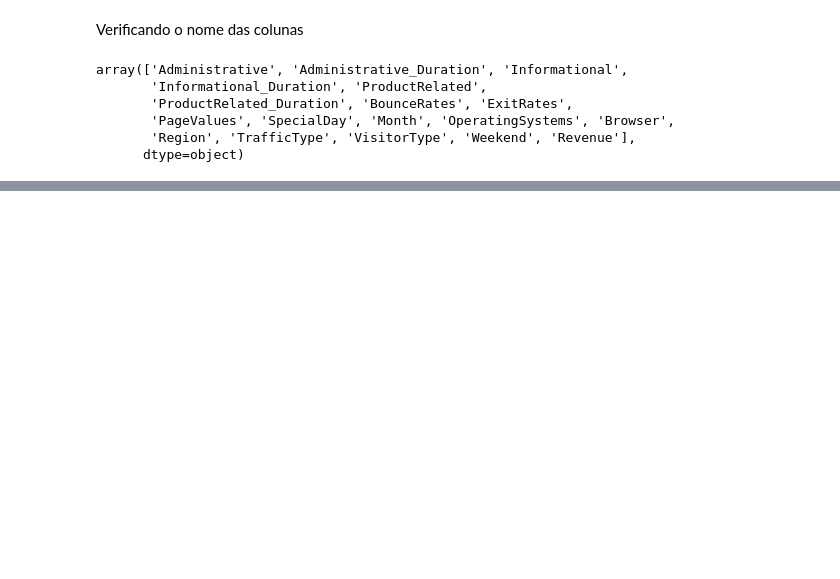
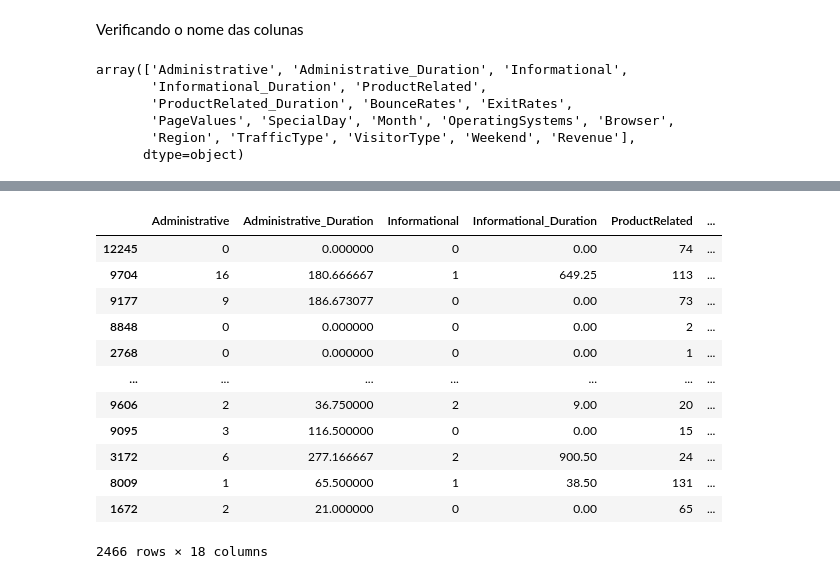
Before and after one commit to marcosjmiranda/machinelearning, a Jupyter notebook: Projeto_Ciencia_de_Dados_Compras_Online.ipynb, the cells around one changed output, grey strips where cells are left out. Cells and saved outputs as stored; diff of their text form; code cells hidden in the pictures; blank space fills up the shorter version.

```diff
--- a/Projeto_Ciencia_de_Dados_Compras_Online.ipynb
+++ b/Projeto_Ciencia_de_Dados_Compras_Online.ipynb
@@ -46,0 +117,16 @@ array(['Administrative', 'Administrative_Duration', 'Informational',
+# %%
+test
+# %% [output]
+|  | Administrative | Administrative_Duration | Informational | Informational_Duration | ProductRelated | ... |
+| 12245 | 0 | 0.000000 | 0 | 0.00 | 74 | ... |
+| 9704 | 16 | 180.666667 | 1 | 649.25 | 113 | ... |
+| 9177 | 9 | 186.673077 | 0 | 0.00 | 73 | ... |
+| 8848 | 0 | 0.000000 | 0 | 0.00 | 2 | ... |
+| 2768 | 0 | 0.000000 | 0 | 0.00 | 1 | ... |
+| ... | ... | ... | ... | ... | ... | ... |
+| 9606 | 2 | 36.750000 | 2 | 9.00 | 20 | ... |
+| 9095 | 3 | 116.500000 | 0 | 0.00 | 15 | ... |
+| 3172 | 6 | 277.166667 | 2 | 900.50 | 24 | ... |
+| 8009 | 1 | 65.500000 | 1 | 38.50 | 131 | ... |
+| 1672 | 2 | 21.000000 | 0 | 0.00 | 65 | ... |
+2466 rows × 18 columns
```
Also changed, not shown: parts of 7 cells of this notebook.
